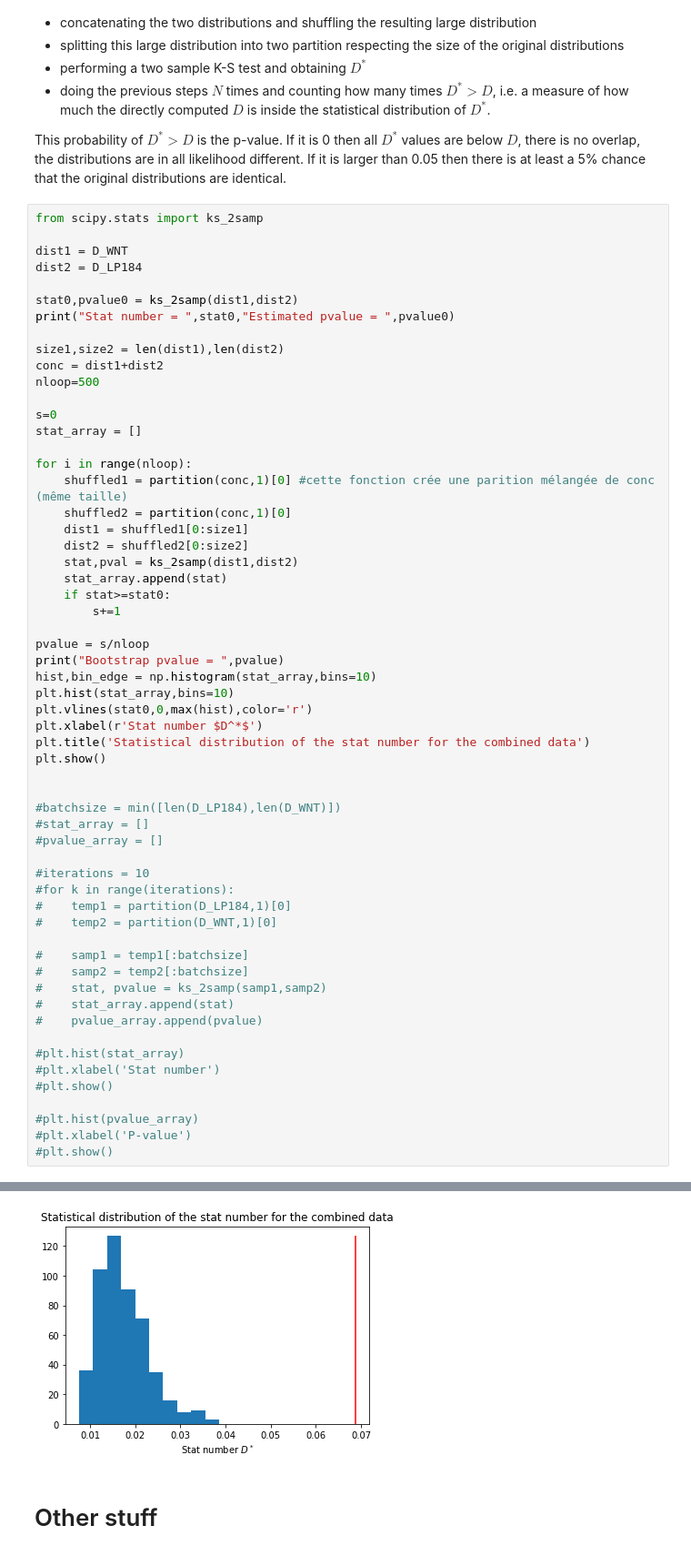
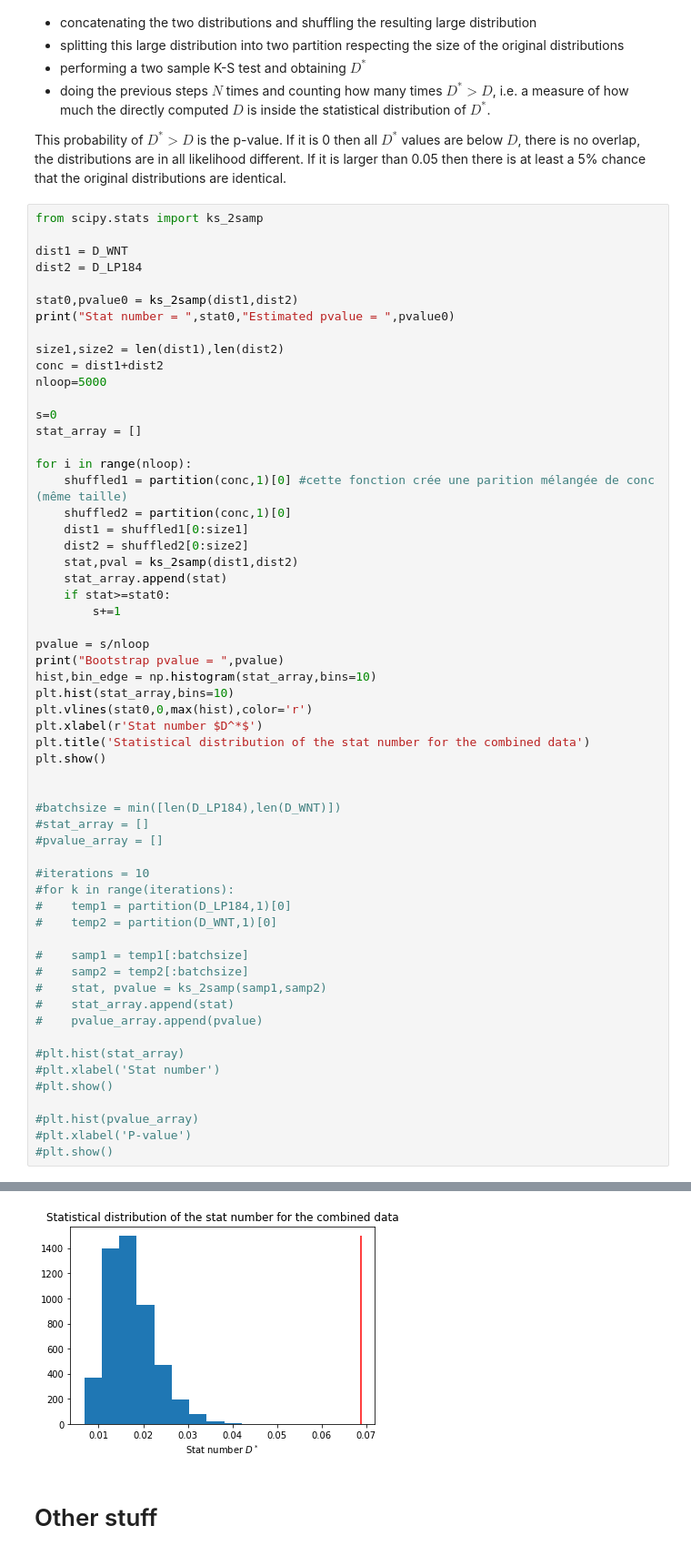
Before and after one commit to remy13127/Internship, a Jupyter notebook: Notebook.ipynb, the cells around one changed output, grey strips where cells are left out. Shown at 91% size. Cells and saved outputs as stored; diff of their text form.

```diff
--- a/Notebook.ipynb
+++ b/Notebook.ipynb
@@ -223,7 +223,7 @@ print("Stat number = ",stat0,"Estimated pvalue = ",pvalue0)
 
 size1,size2 = len(dist1),len(dist2)
 conc = dist1+dist2
-nloop=500
+nloop=5000
 
 s=0
 stat_array = []
@@ -246,34 +246,34 @@ plt.vlines(stat0,0,max(hist),color='r')
 plt.xlabel(r'Stat number $D^*$')
 plt.title('Statistical distribution of the stat number for the combined data')
 plt.show()
 
 
 #batchsize = min([len(D_LP184),len(D_WNT)])
 #stat_array = []
 #pvalue_array = []
 
 #iterations = 10
 #for k in range(iterations):
 #    temp1 = partition(D_LP184,1)[0]
 #    temp2 = partition(D_WNT,1)[0]
 
 #    samp1 = temp1[:batchsize]
 #    samp2 = temp2[:batchsize]
 #    stat, pvalue = ks_2samp(samp1,samp2)
 #    stat_array.append(stat)
 #    pvalue_array.append(pvalue)
 
 #plt.hist(stat_array)
 #plt.xlabel('Stat number')
 #plt.show()
 
 #plt.hist(pvalue_array)
 #plt.xlabel('P-value')
 #plt.show()
 # %% [output]
 Stat number =  0.06882661567127586 Estimated pvalue =  0.9895073519654816
 Bootstrap pvalue =  0.0
-[figure, old version]
+[figure, new version]
 # %% [markdown]
 # Other stuff
 # %%
```
